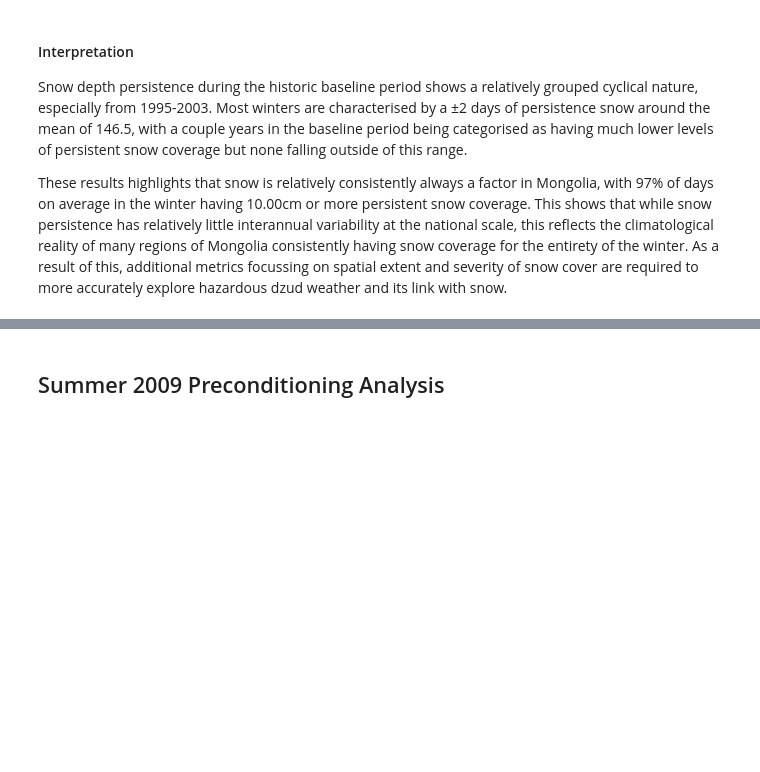
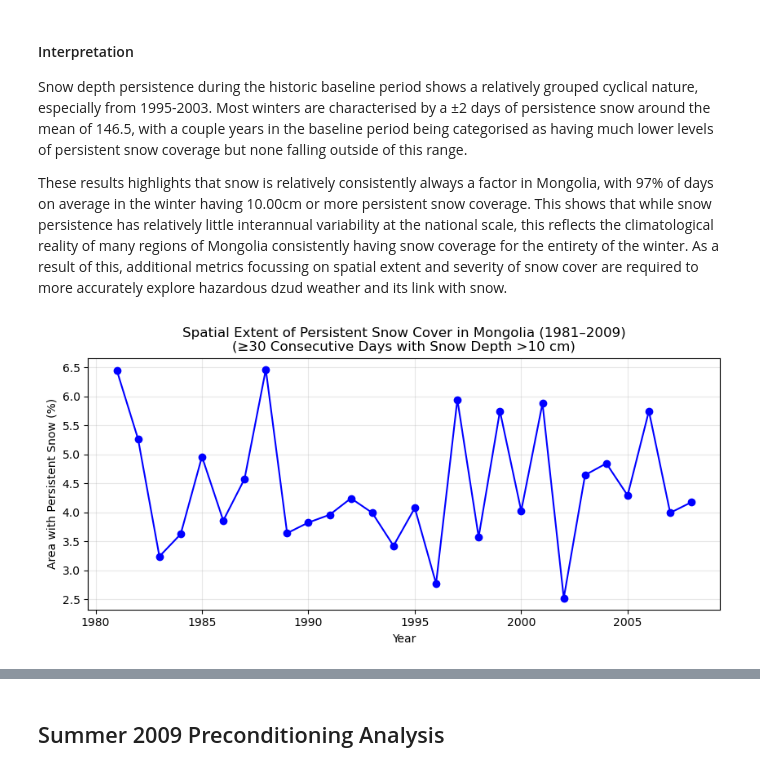
Before and after one commit to sgosmyt2/climate-extremes-risk-analysis, a Jupyter notebook: notebooks/MongoliaDzudExtremeWeather.ipynb, the cells around one changed output, grey strips where cells are left out. Drawn from its saved outputs; the diff is of its cells as text; code cells hidden in the pictures; blank space fills up the shorter version.

```diff
--- a/notebooks/MongoliaDzudExtremeWeather.ipynb
+++ b/notebooks/MongoliaDzudExtremeWeather.ipynb
@@ -405,3 +440,21 @@ plt.show()
 Snow depth persistence during the historic baseline period shows a relatively grouped cyclical nature, especially from 1995-2003. Most winters are characterised by a ±2 days of persistence snow around the mean of 146.5, with a couple years in the baseline period being categorised as having much lower levels of persistent snow coverage but none falling outside of this range.
 
 These results highlights that snow is relatively consistently always a factor in Mongolia, with 97% of days on average in the winter having 10.00cm or more persistent snow coverage. This shows that while snow persistence has relatively little interannual variability at the national scale, this reflects the climatological reality of many regions of Mongolia consistently having snow coverage for the entirety of the winter. As a result of this, additional metrics focussing on spatial extent and severity of snow cover are required to more accurately explore hazardous dzud weather and its link with snow.
+# %%
+dataframe_snowex = yearly_persistence_extent(snow_winter,snow_threshold,min_days=30,condition="ge",metric_name="snow_persistence_ex")
+
+plt.figure(figsize=(10, 4))
+plt.plot(
+    dataframe_snowex["year"],
+    dataframe_snowex["snow_persistence_ex"],
+    marker="o",
+    linewidth=1.5,
+    color="blue"
+)
+plt.xlabel("Year")
+plt.ylabel("Area with Persistent Snow (%)")
+plt.title("Spatial Extent of Persistent Snow Cover in Mongolia (1981–2009)\n(≥30 Consecutive Days with Snow Depth >10 cm)")
+plt.grid(alpha=0.3)
+plt.show()
+# %% [output]
+[figure, added]
```
Also changed, not shown: parts of 6 cells of this notebook.
